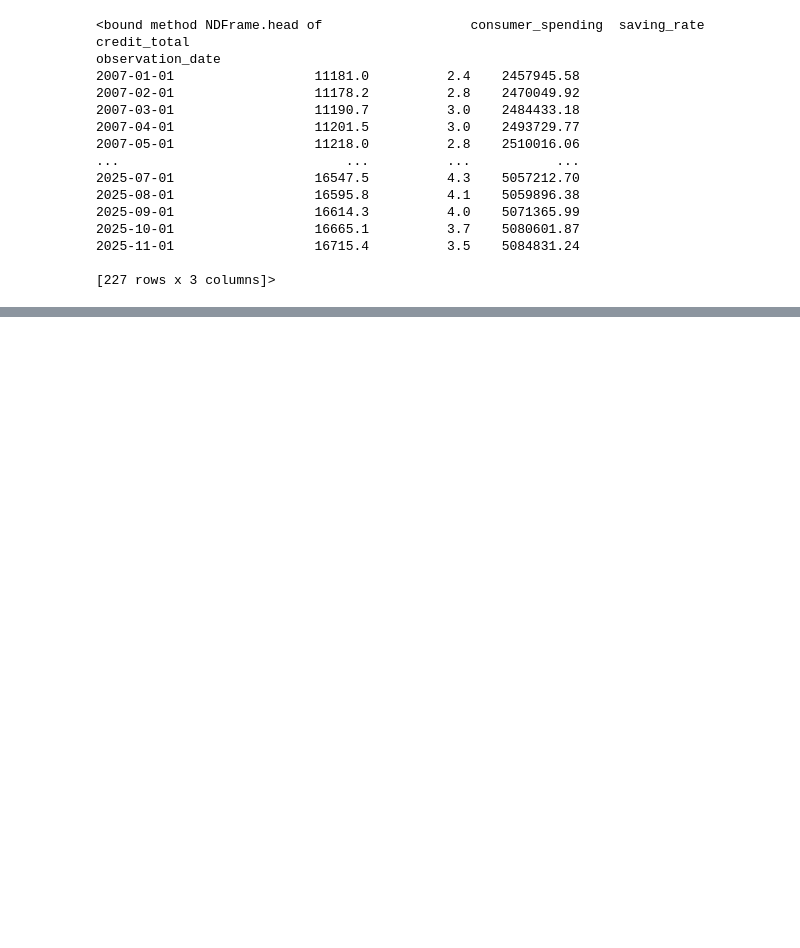
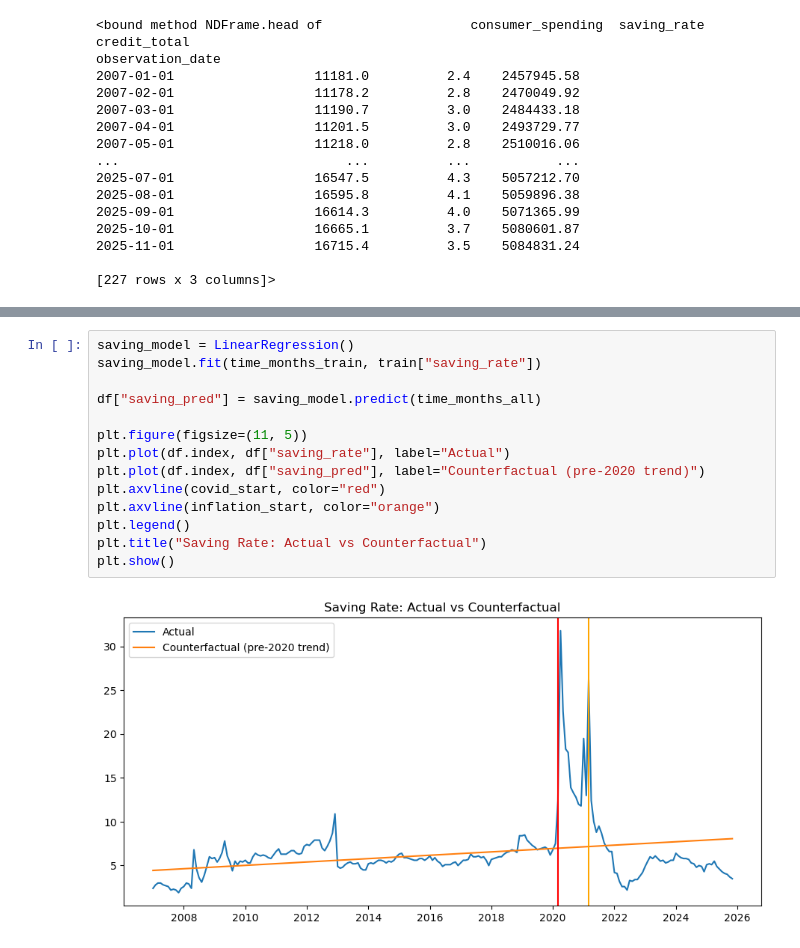
Before and after one commit to Mendelosdoba/tripleten-datajam-feb-2026, a Jupyter notebook: data.ipynb, the cells around one changed output, grey strips where cells are left out. Saved outputs shown, nothing was run; the diff lists cells and outputs as text; blank space fills up the shorter version.

```diff
--- a/data.ipynb
+++ b/data.ipynb
@@ -68,0 +124,16 @@ plot_series("credit_total", "Consumer Credit (Level)")
+# %%
+saving_model = LinearRegression()
+saving_model.fit(time_months_train, train["saving_rate"])
+
+df["saving_pred"] = saving_model.predict(time_months_all)
+
+plt.figure(figsize=(11, 5))
+plt.plot(df.index, df["saving_rate"], label="Actual")
+plt.plot(df.index, df["saving_pred"], label="Counterfactual (pre-2020 trend)")
+plt.axvline(covid_start, color="red")
+plt.axvline(inflation_start, color="orange")
+plt.legend()
+plt.title("Saving Rate: Actual vs Counterfactual")
+plt.show()
+# %% [output]
+[figure, added]
```
Also changed, not shown: parts of 4 cells of this notebook.
